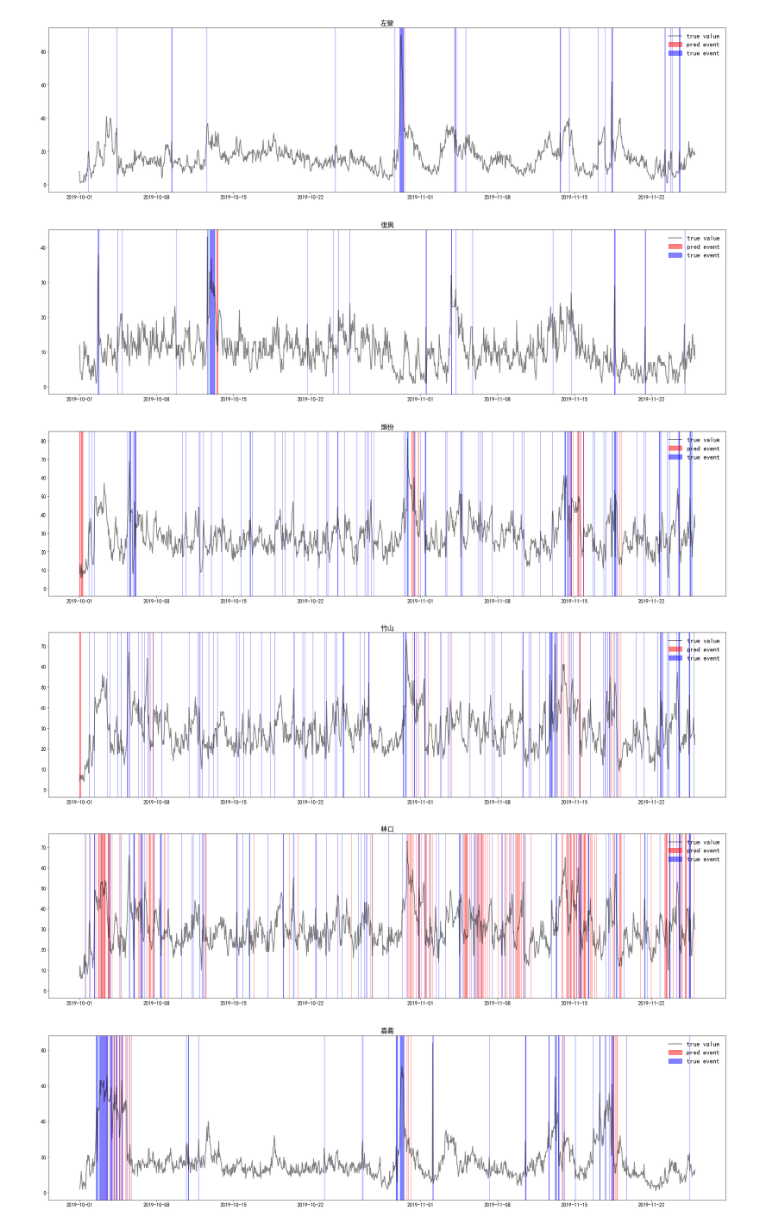
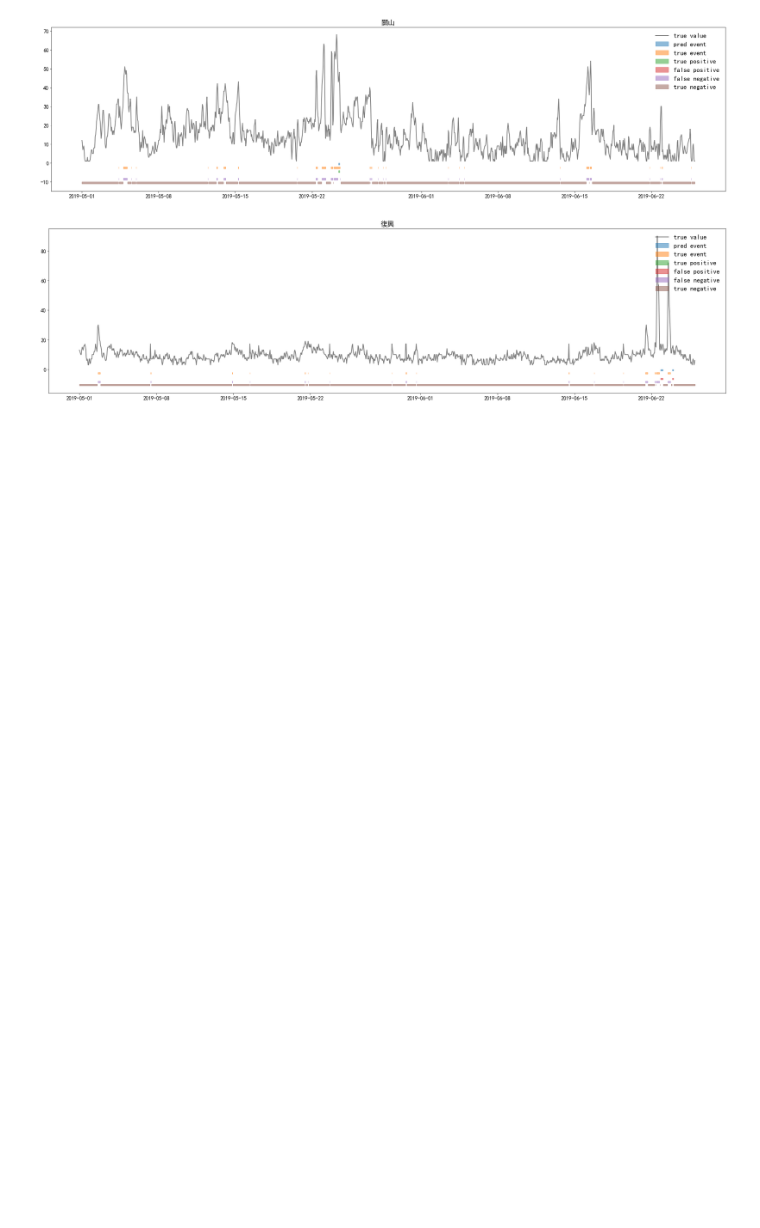
Before and after one commit to archiexdex/pm25_research, a Jupyter notebook: result_visualisation.ipynb, the cells around one changed output. Cells and saved outputs as stored; diff of their text form; code cells hidden in the pictures; blank space fills up the shorter version.

Commit message:
update visualization jupyter code

```diff
--- a/result_visualisation.ipynb
+++ b/result_visualisation.ipynb
@@ -89,7 +89,7 @@ def plot(sitename, no):
     # -------------------------------
     # Zoom data
     # -------------------------------
-    st = np.where(date == '2019/10/01 00:00')[0][0]
+    st = np.where(date == '2019/05/01 00:00')[0][0]
     ed = st + 24 * 28 * 2
 #     st = 0
 #     ed = -1
@@ -98,51 +98,80 @@ def plot(sitename, no):
     mask  = mask  [st:ed]
     x     = date  [st:ed]
     pred  = pred  [st:ed]
+    acc   = pred == mask
     # -------------------------------
     # Draw data
     # -------------------------------
     fig, ax = plt.subplots(1, 1, figsize=(32,8))
-    ax.fill_between(x, 0, max(true),
+    ax.fill_between(x, -1, 0,
                     where=pred>.5,
-                    color='r',
+                    color='tab:blue',
                     alpha=0.5,
-                    transform=ax.get_xaxis_transform(),
+#                     transform=ax.get_xaxis_transform(),
                     label='pred event'
                    )
-    ax.fill_between(x, 0, max(true),
+    ax.fill_between(x, -3, -2,
                     where=mask>.5,
-                    color='b',
+                    color='tab:orange',
                     alpha=0.5,
-                    transform=ax.get_xaxis_transform(),
+#                     transform=ax.get_xaxis_transform(),
                     label='true event'
                    )
+    ax.fill_between(x, -5, -4,
+                    where= np.logical_and(pred>.5, mask>.5),
+                    color='tab:green',
+                    alpha=0.5,
+                    label='true positive'
+                   )
+    ax.fill_between(x, -7, -6,
+                    where= np.logical_and(pred>.5, mask<=.5),
+                    color='tab:red',
+                    alpha=0.5,
+                    label='false positive'
+                   )
+    ax.fill_between(x, -9, -8,
+                    where= np.logical_and(pred<=.5, mask>.5),
+                    color='tab:purple',
+                    alpha=0.5,
+                    label='false negative'
+                   )
+    ax.fill_between(x, -11, -10,
+                    where= np.logical_and(pred<=.5, mask<=.5),
+                    color='tab:brown',
+                    alpha=0.5,
+                    label='true negative'
+                   )
+    #     ax.fill_between(x, -5, -4,
+#                     where=acc == 1,
+#                     color='y',
+#                     alpha=0.5,
+#                     label='accuracy'
+#                    )
     ax.plot(x, true,      color='black',  lw=2,  alpha=.5, label='true value')
-    ax.legend(loc='best', frameon=False, fontsize='xx-large')
+    ax.legend(loc='upper right', frameon=False, fontsize='xx-large')
 
     plt.title(f"{sitename}", fontsize=18)
     plt.xticks(fontsize=14)
     plt.yticks(fontsize=14)
     plt.show()
 
-no = 146
+no = 182
 args = [f"--no={no}"]
 opt = parse(args)
 with open(f"{opt.cfg_dir}/{opt.no}.json", "r") as fp:
     opt = json.load(fp)
 opt = Namespace(**opt)
 # opt.use_abs_delta = False
 same_seeds(opt.seed)
 shift = -1 # -1 ... -target_size
 
 # for sitename in SAMPLE_SITES:
-for sitename in ['左營', '復興', '頭份', '竹山', '林口', '嘉義', '恆春', '臺東', '忠明']:
+# for sitename in ['左營', '復興', '頭份', '竹山', '林口', '嘉義', '恆春', '臺東', '忠明']:
+# for sitename in ['陽明','豐原','左營','臺東']:
+for sitename in ['關山', '復興']:
 #     print(sitename)
     plot(sitename, f"{no}")
 #     break
 # %% [output]
-[figure, old version]
+[figure, new version]
-[figure, old version]
+[figure, new version]
-[figure, removed]
-[figure, removed]
-[figure, removed]
-[figure, removed]
```
Also changed, not shown: parts of 3 cells of this notebook.
